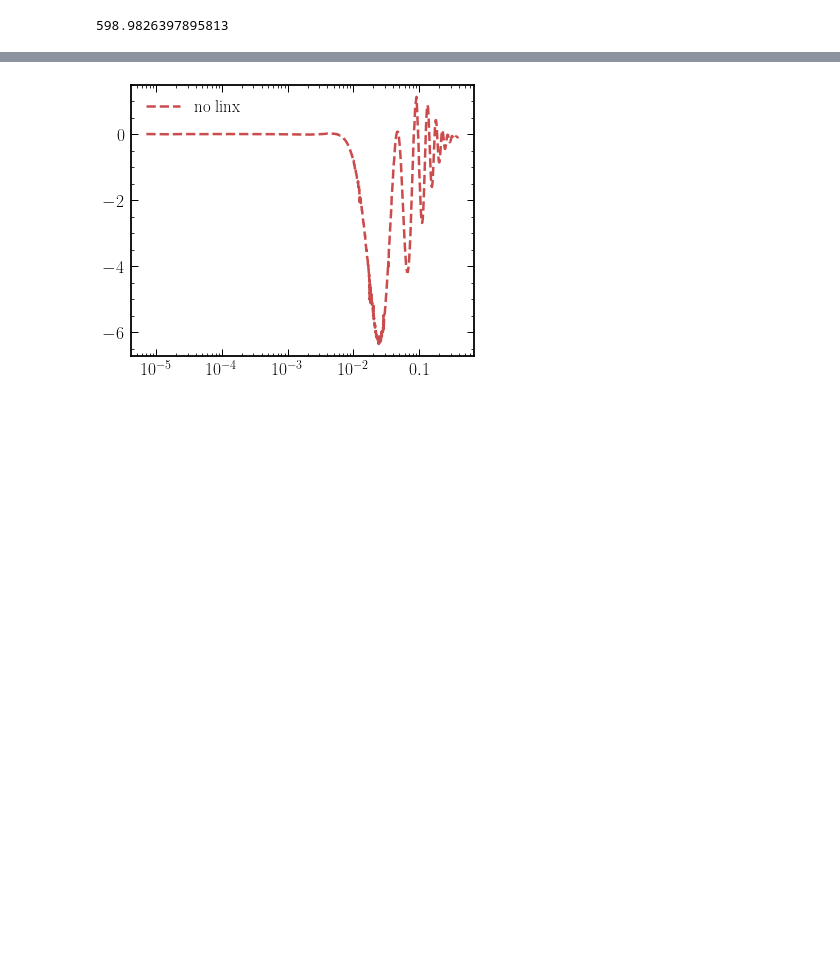
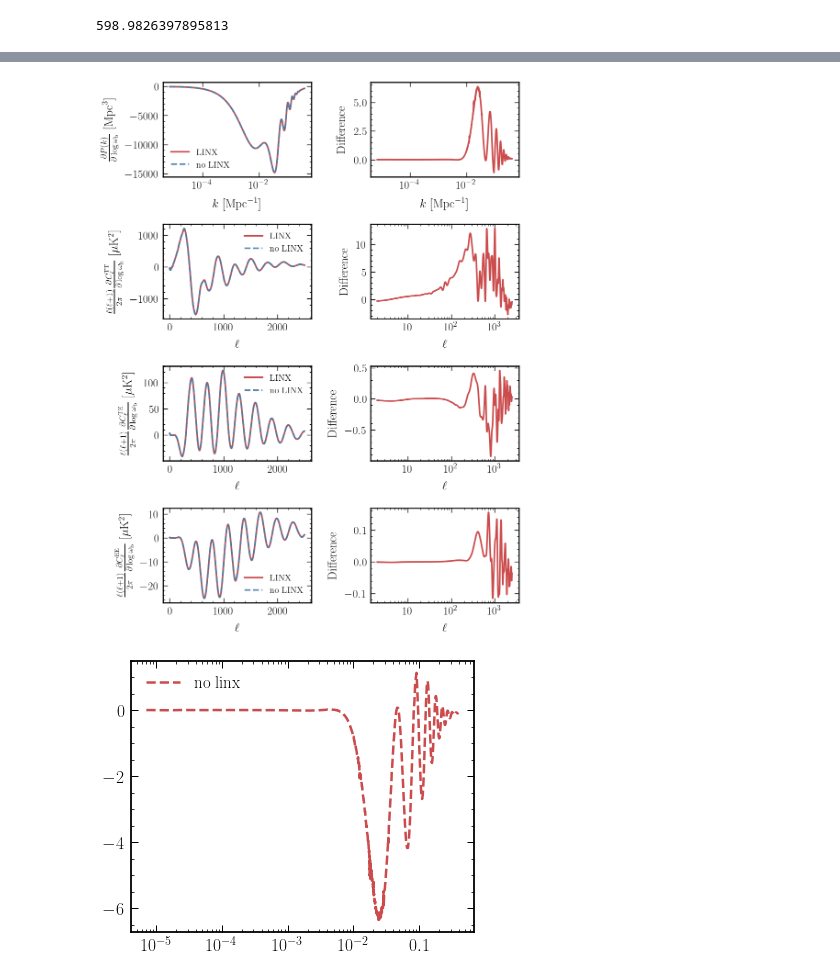
Before and after one commit to cgiovanetti/ABCMB-k, a Jupyter notebook: Module_Tests/paper_plots.ipynb, the cells around one changed output, grey strips where cells are left out. Drawn from its saved outputs; the diff is of its cells as text; code cells hidden in the pictures; blank space fills up the shorter version.

```diff
--- a/Module_Tests/paper_plots.ipynb
+++ b/Module_Tests/paper_plots.ipynb
@@ -996,2 +1000,61 @@ fig.show()
+# %%
+l = aux[0]
+k = aux[1]
+Cl_fac = l*(l+1)/2/jnp.pi * (2.7255e6)**2
+
+
+fig, axs = plt.subplots(4, 2, figsize=(10, 15), dpi=100)
+fig.subplots_adjust(wspace=0.4)  # default ~0.2
+fig.subplots_adjust(hspace=0.5)  # default ~0.2
+
+axs[0, 0].plot(k, deri[3]*params_lcdm["omega_b"], label="LINX")
+axs[0, 0].plot(k, deri_old[3]*params_lcdm["omega_b"], "--", label="no LINX")
+axs[0, 0].set_xscale("log")
+axs[0, 0].legend(fontsize=14)
+axs[0, 0].set_xlabel(r"$k\ [{\rm Mpc}^{-1}]$")
+axs[0, 0].set_ylabel(r"$\frac{\partial P(k)}{\partial \log{\omega_{\rm b}}}\ [{\rm Mpc}^3]$")
+
+axs[0, 1].plot(k, (deri[3]-deri_old[3])*params_lcdm["omega_b"])
+axs[0, 1].set_xscale("log")
+axs[0, 1].set_xlabel(r"$k\ [{\rm Mpc}^{-1}]$")
+axs[0, 1].set_ylabel("Difference")
+
+axs[1, 0].plot(l, deri[0]*Cl_fac*params_lcdm["omega_b"], label="LINX")
+axs[1, 0].plot(l, deri_old[0]*Cl_fac*params_lcdm["omega_b"], "--", label="no LINX")
+axs[1, 0].legend(fontsize=14)
+axs[1, 0].set_xlabel(r"$\ell$")
+axs[1, 0].set_ylabel(r"$\frac{\ell (\ell+1)}{2\pi}\frac{\partial C_{\ell}^{\rm TT}}{\partial \log{\omega_{\rm b}}}\ [\mu {\rm K}^2]$")
+
+axs[1, 1].plot(l, (deri[0]-deri_old[0])*Cl_fac*params_lcdm["omega_b"])
+axs[1, 1].set_xscale("log")
+axs[1, 1].set_xlabel(r"$\ell$")
+axs[1, 1].set_ylabel("Difference")
+
+axs[2, 0].plot(l, deri[1]*Cl_fac*params_lcdm["omega_b"], label="LINX")
+axs[2, 0].plot(l, deri_old[1]*Cl_fac*params_lcdm["omega_b"], "--", label="no LINX")
+axs[2, 0].legend(fontsize=14)
+axs[2, 0].set_xlabel(r"$\ell$")
+axs[2, 0].set_ylabel(r"$\frac{\ell (\ell+1)}{2\pi}\frac{\partial C_{\ell}^{\rm TE}}{\partial \log{\omega_{\rm b}}}\ [\mu {\rm K}^2]$")
+
+axs[2, 1].plot(l, (deri[1]-deri_old[1])*Cl_fac*params_lcdm["omega_b"])
+axs[2, 1].set_xscale("log")
+axs[2, 1].set_xlabel(r"$\ell$")
+axs[2, 1].set_ylabel("Difference")
+
+axs[3, 0].plot(l, deri[2]*Cl_fac*params_lcdm["omega_b"], label="LINX")
+axs[3, 0].plot(l, deri_old[2]*Cl_fac*params_lcdm["omega_b"], "--", label="no LINX")
+axs[3, 0].legend(fontsize=14)
+axs[3, 0].set_xlabel(r"$\ell$")
+axs[3, 0].set_ylabel(r"$\frac{\ell (\ell+1)}{2\pi}\frac{\partial C_{\ell}^{\rm EE}}{\partial \log{\omega_{\rm b}}}\ [\mu {\rm K}^2]$")
+
+axs[3, 1].plot(l, (deri[2]-deri_old[2])*Cl_fac*params_lcdm["omega_b"])
+axs[3, 1].set_xscale("log")
+axs[3, 1].set_xlabel(r"$\ell$")
+axs[3, 1].set_ylabel("Difference")
+
+plt.savefig("Plots/deri_linx.pdf", bbox_inches="tight")
+fig.show()
+# %% [output]
+[figure, added]
 # %%
 deri_old = (
```
Also changed, not shown: parts of 4 cells of this notebook, 3 other files.
